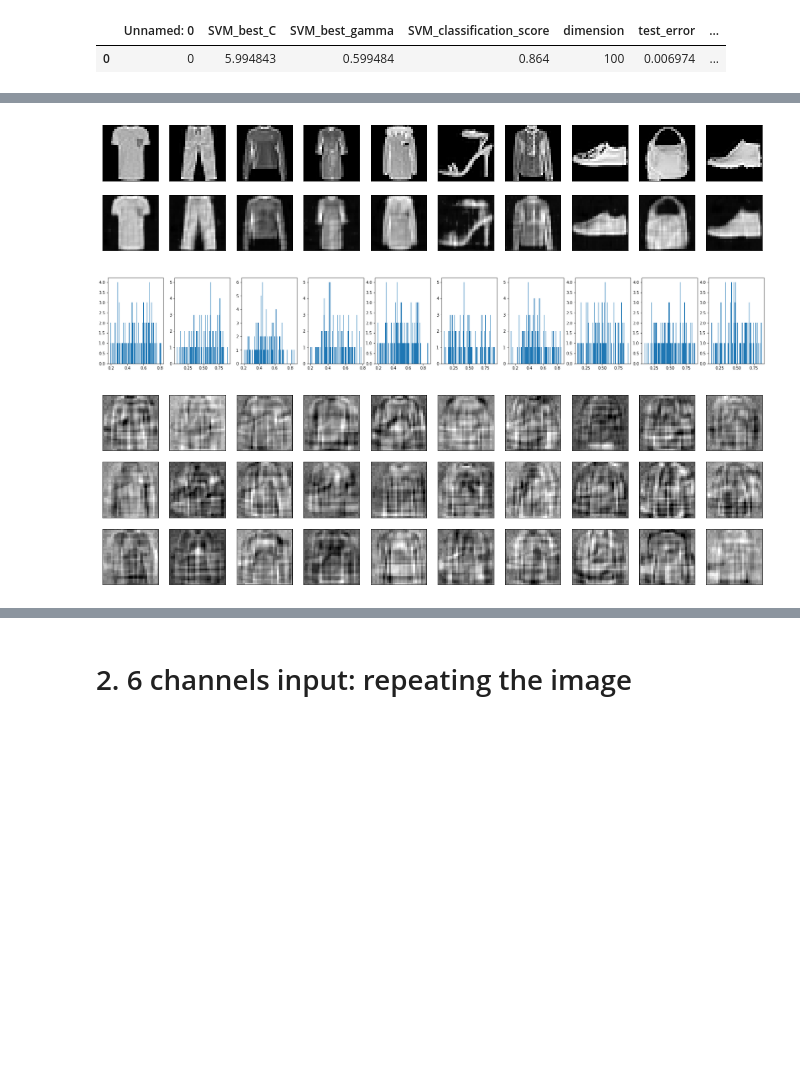
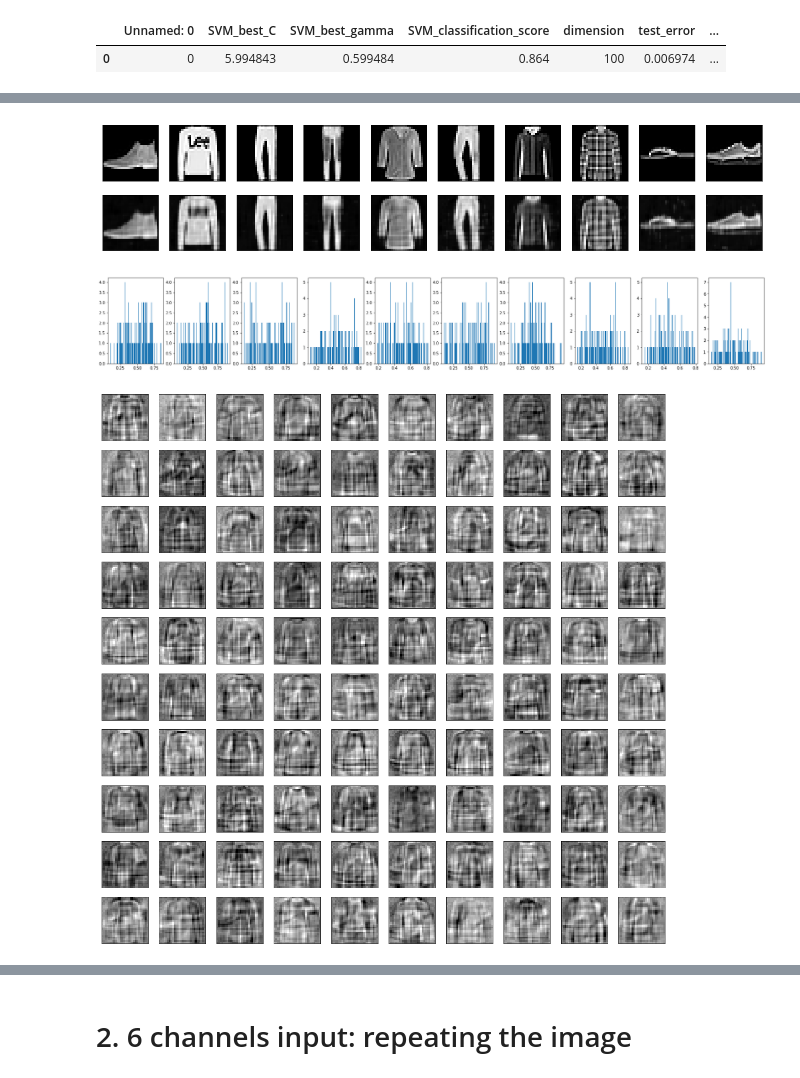
Before and after one commit to PonchonB/Mathematical_Morphologies_And_Deep_Learning, a Jupyter notebook: Notebooks/18_08_02_Simple_AMD_noAMD.ipynb, the cells around one changed output, grey strips where cells are left out. Saved outputs shown, nothing was run; the diff lists cells and outputs as text; code cells hidden in the pictures; blank space fills up the shorter version.

```diff
--- a/Notebooks/18_08_02_Simple_AMD_noAMD.ipynb
+++ b/Notebooks/18_08_02_Simple_AMD_noAMD.ipynb
@@ -33,10 +44,10 @@ pd.read_csv("../ShallowAE/Simple/TestOutputs/18_08_13results")
 # %%
 AE = ShallowAE.load('18_08_13_dim100.h5')
-AE.plot_reconstructions(x_small)
-AE.plot_histograms_of_the_encoding(x_small)
-AE.plot_atoms_decoder(nb_to_plot=30)
+AE.plot_reconstructions(x_test[:10])
+AE.plot_histograms_of_the_encoding(x_test[:10])
+AE.plot_atoms_decoder()
 # %% [output]
-[figure, old version]
+[figure, new version]
-[figure, old version]
+[figure, new version]
-[figure, old version]
+[figure, new version]
 # %%
```
Also changed, not shown: parts of 2 cells of this notebook, 13 other files.
